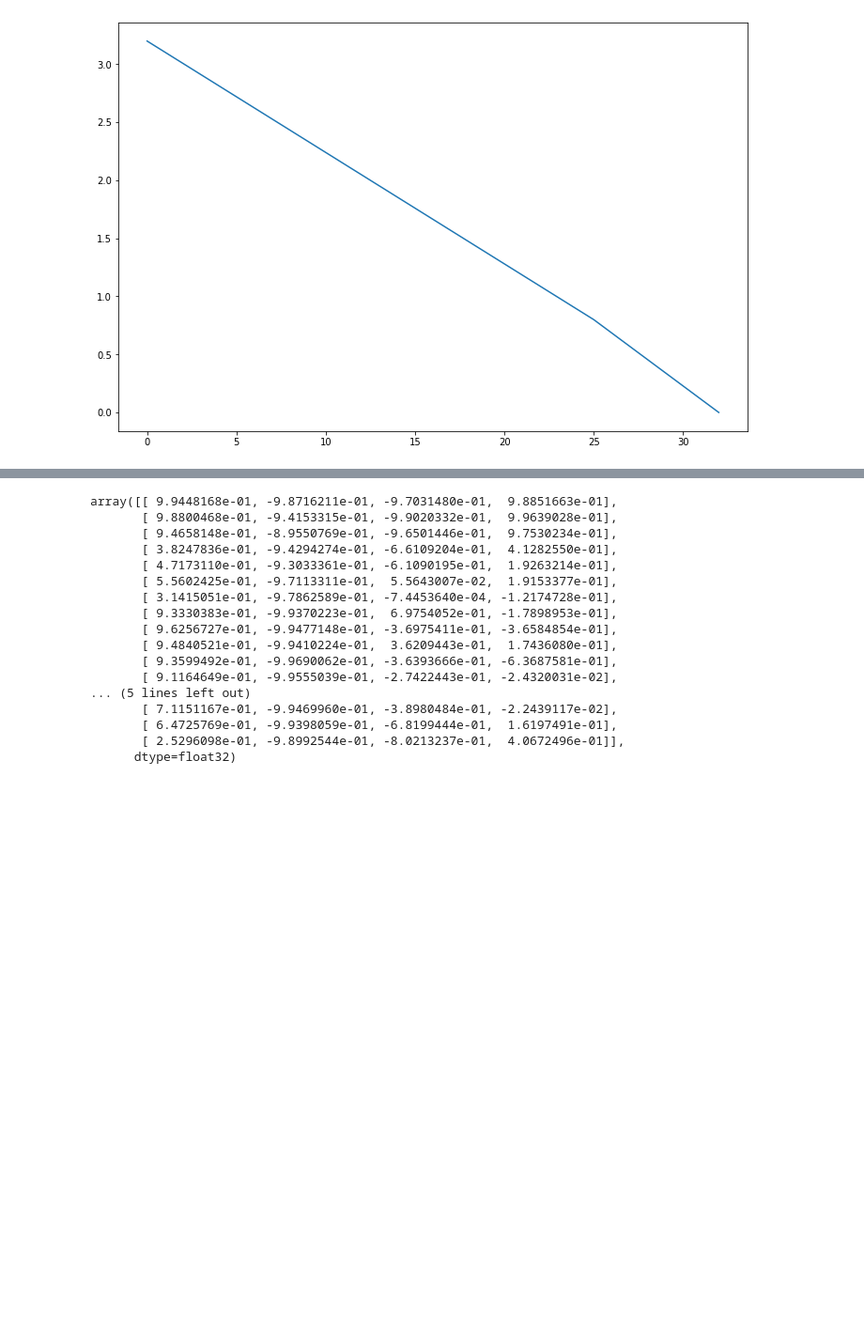
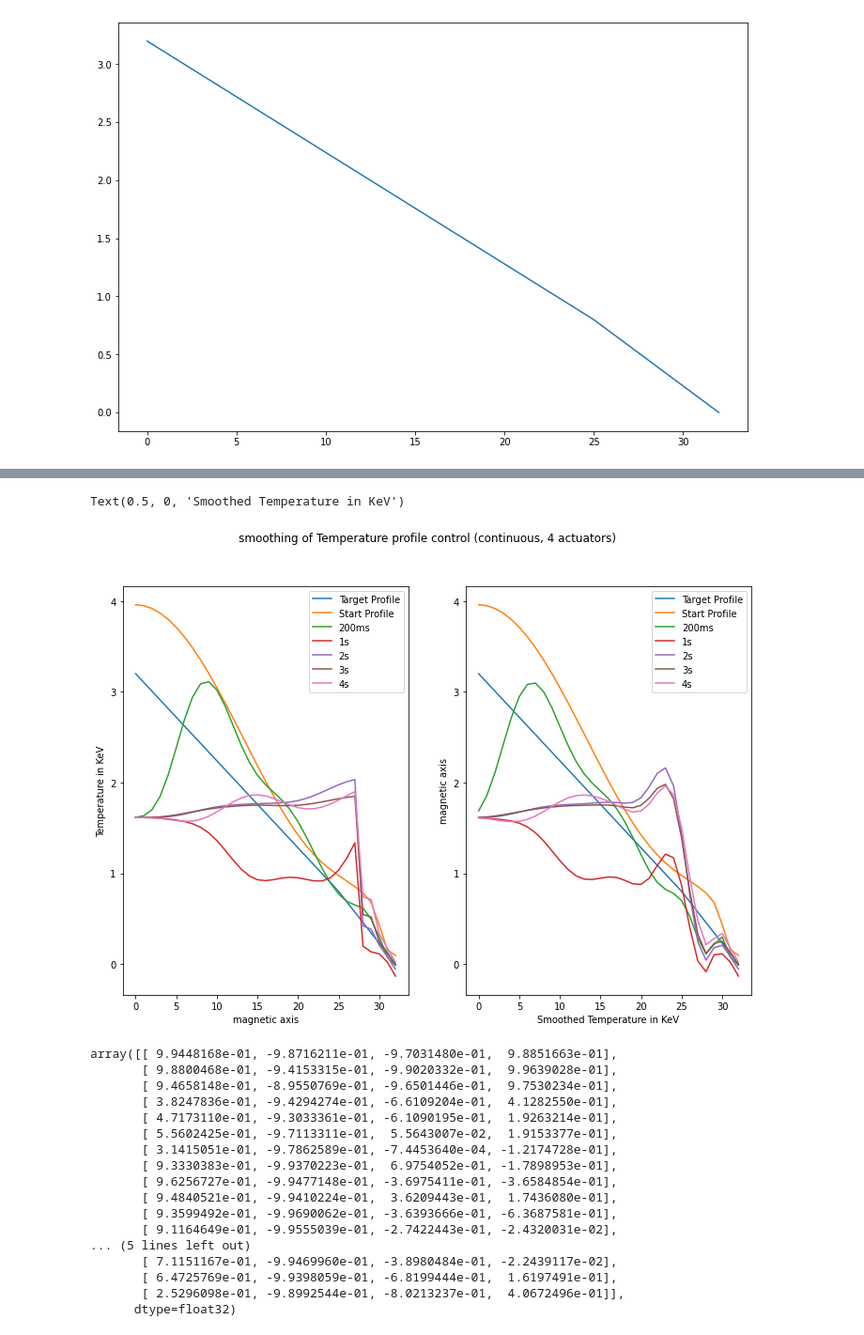
Before and after one commit to fusion-ml/plasma-profile-predictor, a Jupyter notebook: notebooks/plot_profile_control.ipynb, the cells around one changed output, grey strips where cells are left out. Shown at 94% size. Cells and saved outputs as stored; diff of their text form; code cells hidden in the pictures; blank space fills up the shorter version.

```diff
--- a/notebooks/plot_profile_control.ipynb
+++ b/notebooks/plot_profile_control.ipynb
@@ -101,3 +101,34 @@ Text(0.5, 0, 'timestep (each is 200ms)')
+# %%
+# temperature profiles start at index 33 and end at index 65
+episode = paths[ep_num]
+observations = episode['observations']
+controls = episode['actions']
+temp_profile = observations[:, 33:66]
+fig, [ax1, ax2] = plt.subplots(1, 2)
+ax1.plot(target_profile, label="Target Profile")
+ax1.plot(denormalize_profile(temp_profile[0, :]), label="Start Profile")
+ax1.plot(denormalize_profile(temp_profile[1, :]), label="200ms")
+ax1.plot(denormalize_profile(temp_profile[5, :]), label="1s")
+ax1.plot(denormalize_profile(temp_profile[10, :]), label='2s')
+ax1.plot(denormalize_profile(temp_profile[15, :]), label='3s')
+ax1.plot(denormalize_profile(temp_profile[19, :]), label='4s')
+ax2.plot(target_profile, label="Target Profile")
+ax2.plot(denormalize_profile(temp_profile[0, :]), label="Start Profile")
+ax2.plot(denormalize_profile(smooth_profile(temp_profile[1, :])), label="200ms")
+ax2.plot(denormalize_profile(smooth_profile(temp_profile[5, :])), label="1s")
+ax2.plot(denormalize_profile(smooth_profile(temp_profile[10, :])), label='2s')
+ax2.plot(denormalize_profile(smooth_profile(temp_profile[15, :])), label='3s')
+ax2.plot(denormalize_profile(smooth_profile(temp_profile[19, :])), label='4s')
+ax2.legend()
+ax1.legend()
+fig.suptitle("smoothing of Temperature profile control (continuous, 4 actuators)")
+ax1.set_xlabel('magnetic axis')
+ax1.set_ylabel('Temperature in KeV')
+ax2.set_ylabel('magnetic axis')
+ax2.set_xlabel('Smoothed Temperature in KeV')
+# %% [output]
+Text(0.5, 0, 'Smoothed Temperature in KeV')
+[figure, added]
 # %%
 controls
 # %% [output]
```
Also changed, not shown: parts of 5 cells of this notebook.
